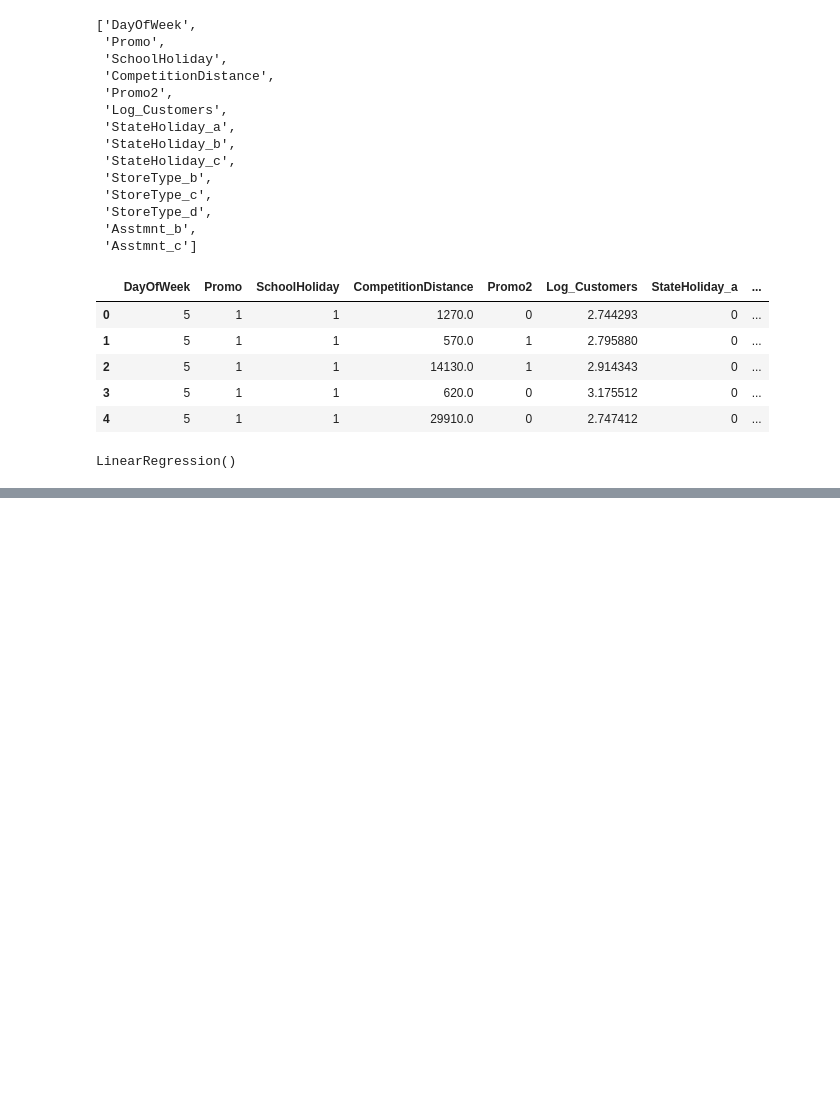
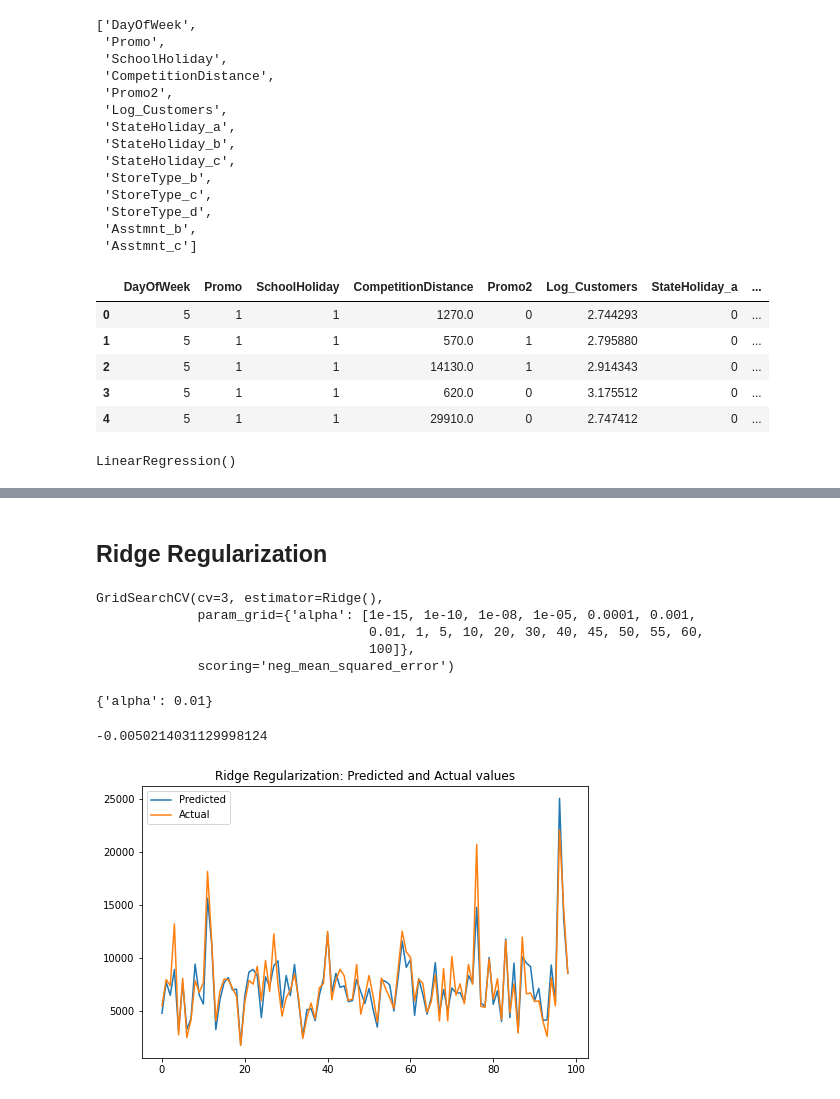
Before and after one commit to nihalhabeeb/Retail-Sales-Prediction, a Jupyter notebook: Retail_Sales_Prediction_Capstone_Project.ipynb, the cells around one changed output, grey strips where cells are left out. Saved outputs shown, nothing was run; the diff lists cells and outputs as text; code cells hidden in the pictures; blank space fills up the shorter version.

```diff
--- a/Retail_Sales_Prediction_Capstone_Project.ipynb
+++ b/Retail_Sales_Prediction_Capstone_Project.ipynb
@@ -789,0 +856,2 @@ plt.show()
+# %% [markdown]
+## Ridge Regularization
@@ -789,0 +860,34 @@ plt.show()
+# %%
+# hyperparameter tuning and cross validation
+ridge = Ridge()
+parameters = {'alpha': [1e-15,1e-10,1e-8,1e-5,1e-4,1e-3,1e-2,1,5,10,20,30,40,45,50,55,60,100]}
+ridge_regression = GridSearchCV(ridge, parameters, scoring = 'neg_mean_squared_error', cv = 3)
+ridge_regression.fit(X_train, y_train)
+# %% [output]
+GridSearchCV(cv=3, estimator=Ridge(),
+             param_grid={'alpha': [1e-15, 1e-10, 1e-08, 1e-05, 0.0001, 0.001,
+                                   0.01, 1, 5, 10, 20, 30, 40, 45, 50, 55, 60,
+                                   100]},
+             scoring='neg_mean_squared_error')
+# %%
+ridge_regression.best_params_
+# %% [output]
+{'alpha': 0.01}
+# %%
+ridge_regression.best_score_
+# %% [output]
+-0.0050214031129998124
+# %%
+# model predictions
+y_pred_ridge = ridge_regression.predict(X_test)
+y_train_pred_ridge = ridge_regression.predict(X_train)
+# %%
+# plotting predicted and actual values
+plt.figure(figsize=(8,5))
+plt.plot(10**(y_pred_ridge[1:100]))
+plt.plot(10**(y_test[1:100]))
+plt.legend(["Predicted","Actual"])
+plt.title("Ridge Regularization: Predicted and Actual values")
+plt.show()
+# %% [output]
+[figure, added]
```
Also changed, not shown: parts of 34 cells of this notebook.
